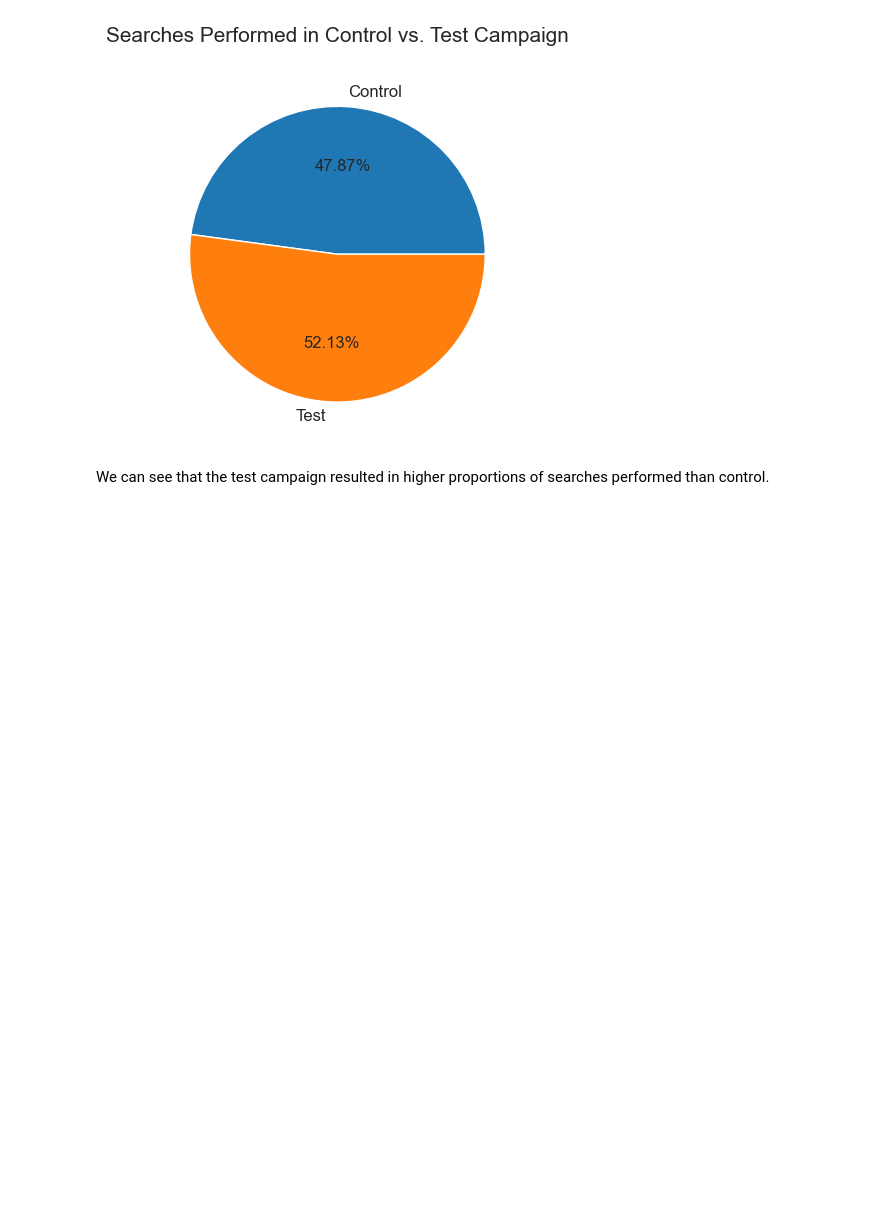
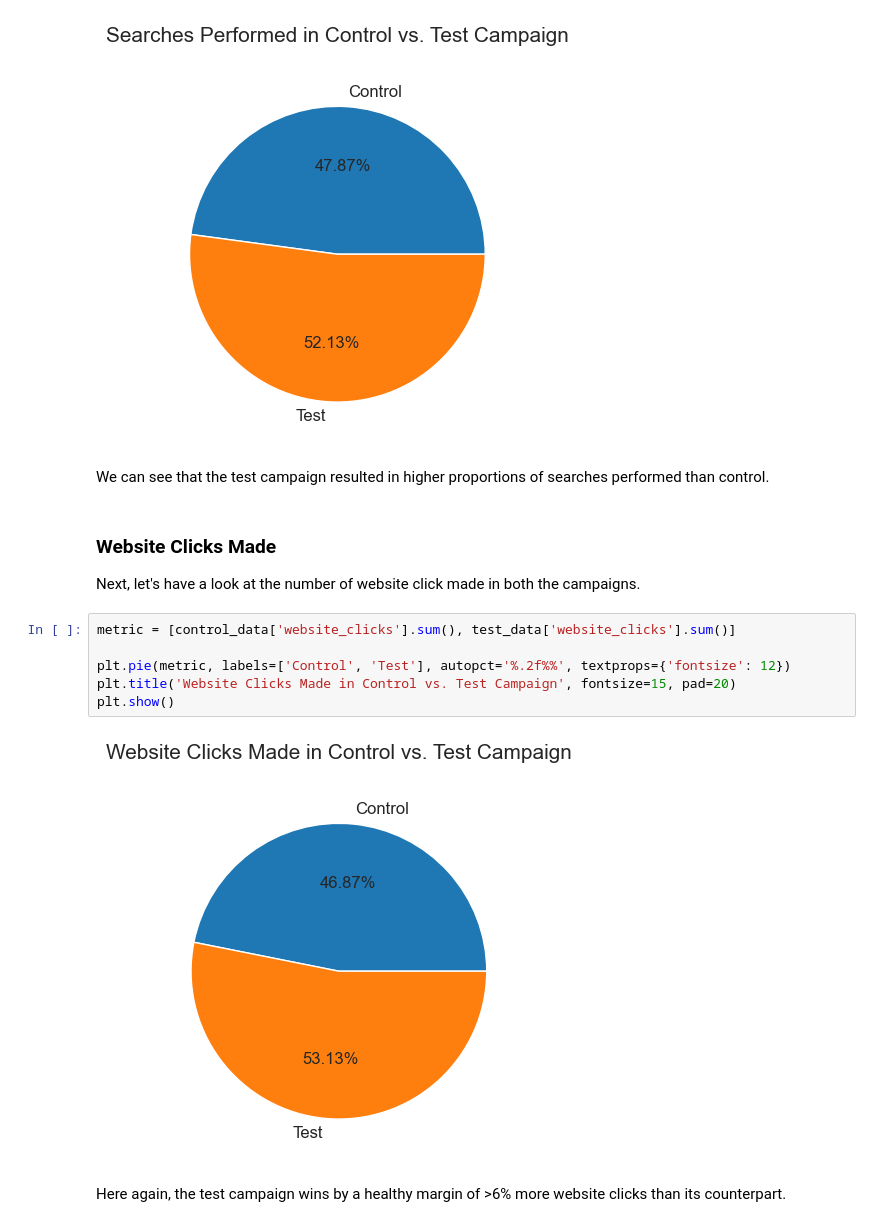
Before and after one commit to Rafsan7238/Data-Analysis_Data-Science_Projects, a Jupyter notebook: Python Projects/Website Landing Page A:B Testing/E-Commerce Website A:B Testing.ipynb, the cells around one changed output. Cells and saved outputs as stored; diff of their text form; blank space fills up the shorter version.

Commit message:
Plotted Website Clicks Made in Control vs. Test Campaign

```diff
--- a/Python Projects/Website Landing Page A:B Testing/E-Commerce Website A:B Testing.ipynb
+++ b/Python Projects/Website Landing Page A:B Testing/E-Commerce Website A:B Testing.ipynb
@@ -551,3 +551,16 @@ plt.show()
 [figure]
 # %% [markdown]
 We can see that the test campaign resulted in higher proportions of searches performed than control.
+# %% [markdown]
+### Website Clicks Made
+Next, let's have a look at the number of website click made in both the campaigns.
+# %%
+metric = [control_data['website_clicks'].sum(), test_data['website_clicks'].sum()]
+
+plt.pie(metric, labels=['Control', 'Test'], autopct='%.2f%%', textprops={'fontsize': 12})
+plt.title('Website Clicks Made in Control vs. Test Campaign', fontsize=15, pad=20)
+plt.show()
+# %% [output]
+[figure, added]
+# %% [markdown]
+Here again, the test campaign wins by a healthy margin of >6% more website clicks than its counterpart.
```
